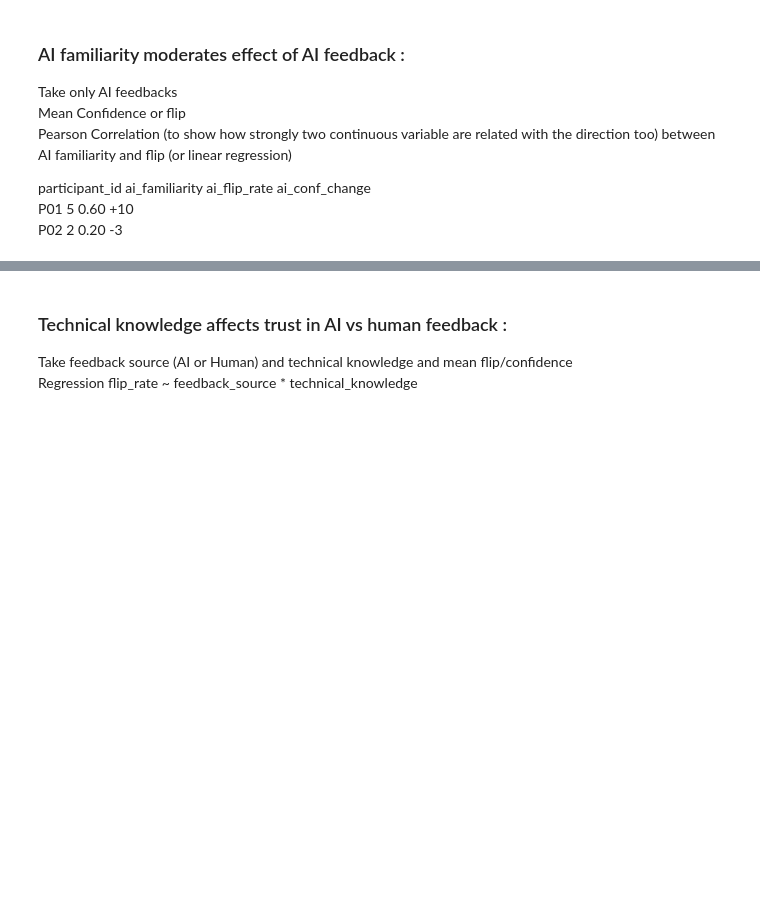
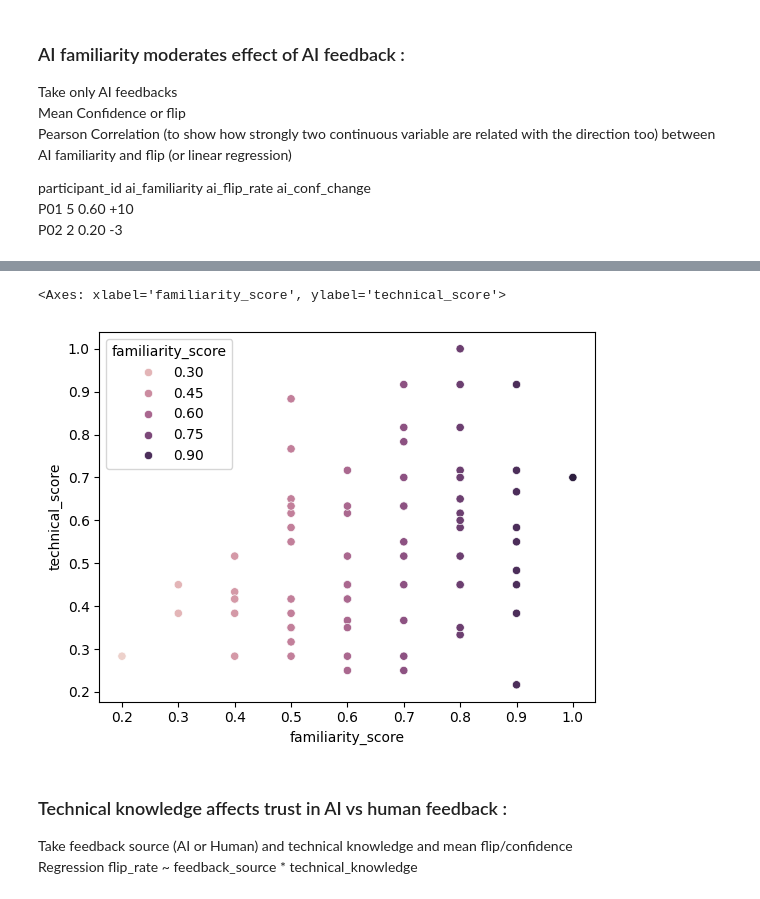
Before and after one commit to liogrnbrg/SHS_Psycho, a Jupyter notebook: main_analysis.ipynb, the cells around one changed output, grey strips where cells are left out. Saved outputs shown, nothing was run; the diff lists cells and outputs as text; code cells hidden in the pictures; blank space fills up the shorter version.

```diff
--- a/main_analysis.ipynb
+++ b/main_analysis.ipynb
@@ -549,3 +591,14 @@ sns.scatterplot(
+# %%
+
+sns.scatterplot(
+    x = "familiarity_score",
+    y = "technical_score",
+    hue = "familiarity_score",
+    data = conf_df2,
+)
+# %% [output]
+<Axes: xlabel='familiarity_score', ylabel='technical_score'>
+[figure, added]
 # %% [markdown]
 ### Technical knowledge affects trust in AI vs human feedback :
 Take feedback source (AI or Human) and technical knowledge and mean flip/confidence\
```
Also changed, not shown: parts of 9 cells of this notebook, 2 other files.
